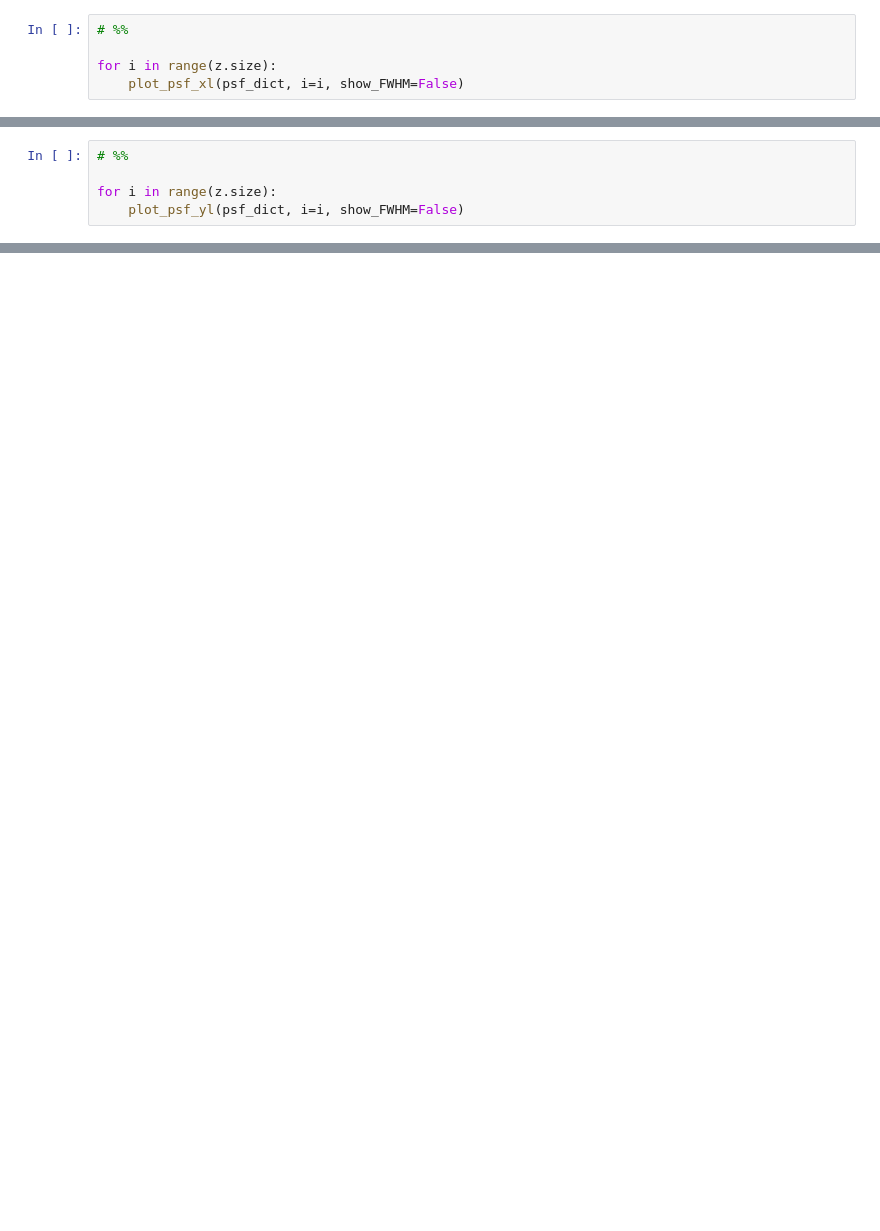
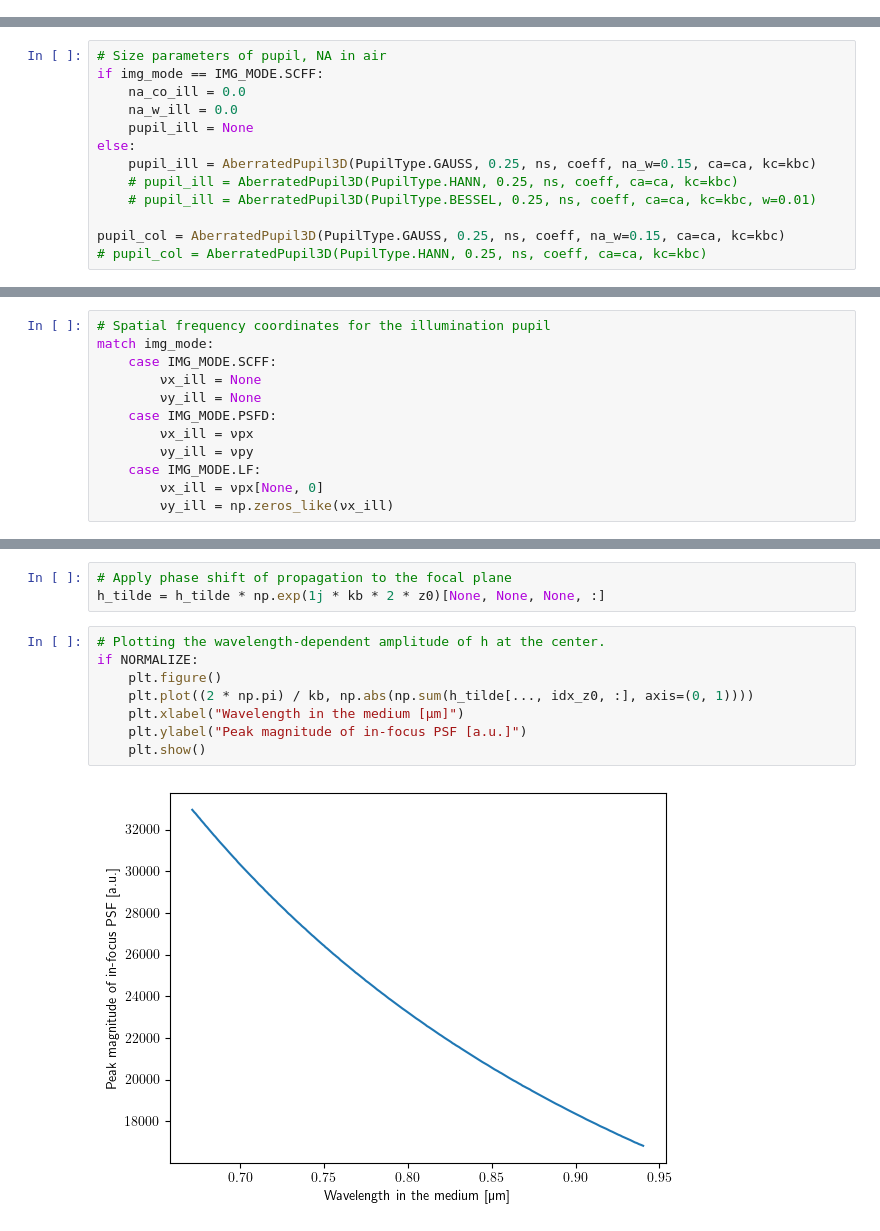
Before and after one commit to ComputationalOpticsGroup/COG-OCTPSF-simulator, a Jupyter notebook: demo_OCT_PSF.ipynb, the cells around one changed output, grey strips where cells are left out. Drawn from its saved outputs; the diff is of its cells as text; blank space fills up the shorter version.

```diff
--- a/demo_OCT_PSF.ipynb
+++ b/demo_OCT_PSF.ipynb
@@ -468,5 +0,0 @@ plot_psfs_yl(psf_dict)
-# %%
-# %%
-
-for i in range(z.size):
-    plot_psf_xl(psf_dict, i=i, show_FWHM=False)
@@ -479,5 +0,0 @@ for i in range(z.size):
-# %%
-# %%
-
-for i in range(z.size):
-    plot_psf_yl(psf_dict, i=i, show_FWHM=False)
@@ -500,0 +150,13 @@ for i in range(z.size):
+# %%
+# Size parameters of pupil, NA in air
+if img_mode == IMG_MODE.SCFF:
+    na_co_ill = 0.0
+    na_w_ill = 0.0
+    pupil_ill = None
+else:
+    pupil_ill = AberratedPupil3D(PupilType.GAUSS, 0.25, ns, coeff, na_w=0.15, ca=ca, kc=kbc)
+    # pupil_ill = AberratedPupil3D(PupilType.HANN, 0.25, ns, coeff, ca=ca, kc=kbc)
+    # pupil_ill = AberratedPupil3D(PupilType.BESSEL, 0.25, ns, coeff, ca=ca, kc=kbc, w=0.01)
+
+pupil_col = AberratedPupil3D(PupilType.GAUSS, 0.25, ns, coeff, na_w=0.15, ca=ca, kc=kbc)
+# pupil_col = AberratedPupil3D(PupilType.HANN, 0.25, ns, coeff, ca=ca, kc=kbc)
@@ -500,0 +189,12 @@ for i in range(z.size):
+# %%
+# Spatial frequency coordinates for the illumination pupil
+match img_mode:
+    case IMG_MODE.SCFF:
+        νx_ill = None
+        νy_ill = None
+    case IMG_MODE.PSFD:
+        νx_ill = νpx
+        νy_ill = νpy
+    case IMG_MODE.LF:
+        νx_ill = νpx[None, 0]
+        νy_ill = np.zeros_like(νx_ill)
@@ -500,0 +364,13 @@ for i in range(z.size):
+# %%
+# Apply phase shift of propagation to the focal plane
+h_tilde = h_tilde * np.exp(1j * kb * 2 * z0)[None, None, None, :]
+# %%
+# Plotting the wavelength-dependent amplitude of h at the center.
+if NORMALIZE:
+    plt.figure()
+    plt.plot((2 * np.pi) / kb, np.abs(np.sum(h_tilde[..., idx_z0, :], axis=(0, 1))))
+    plt.xlabel("Wavelength in the medium [µm]")
+    plt.ylabel("Peak magnitude of in-focus PSF [a.u.]")
+    plt.show()
+# %% [output]
+[figure, added]
```
Also changed, not shown: parts of 92 cells of this notebook, 7 other files.
